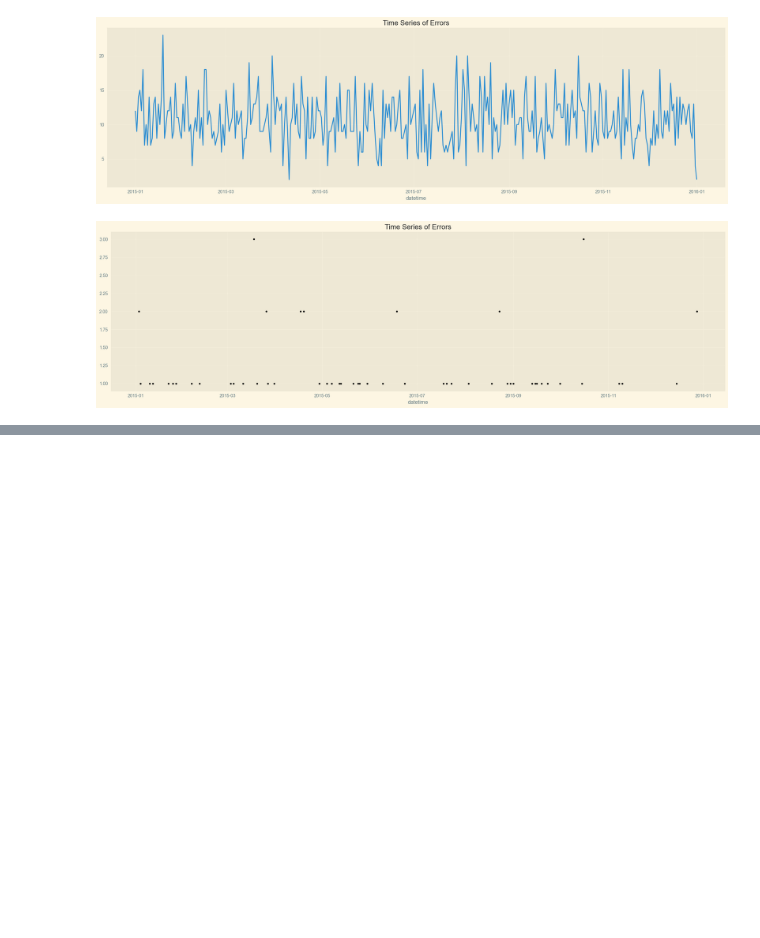
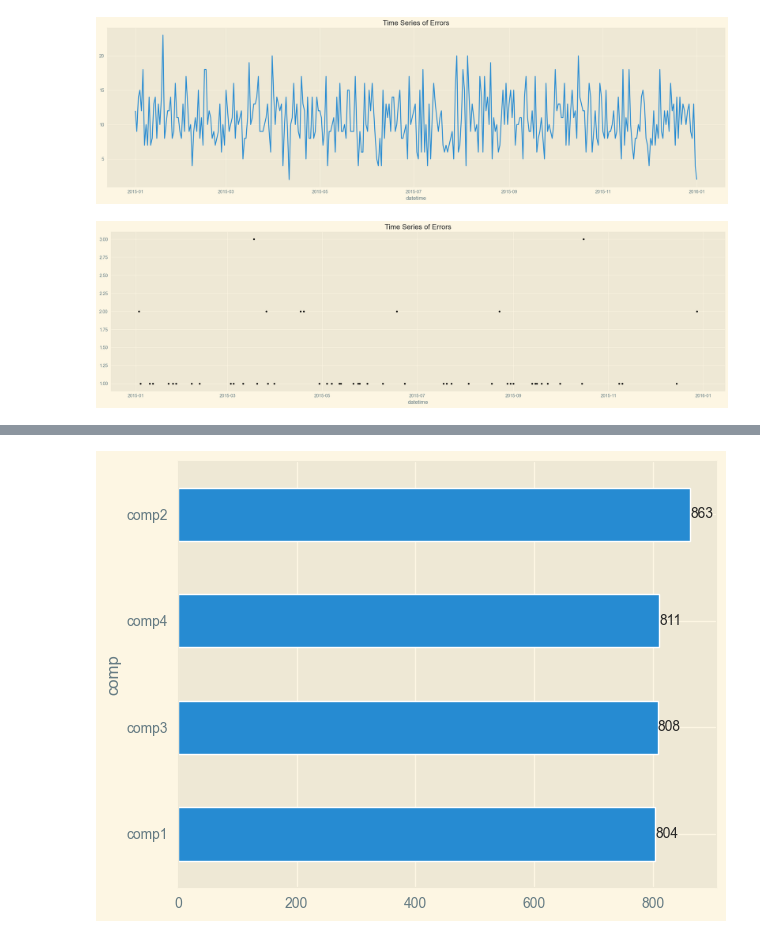
Before and after one commit to ZzzSun-ks/Kaggle, a Jupyter notebook: Microsoft_Predictive_Maintenance/summary.ipynb, the cells around one changed output, grey strips where cells are left out. Saved outputs shown, nothing was run; the diff lists cells and outputs as text; code cells hidden in the pictures; blank space fills up the shorter version.

```diff
--- a/Microsoft_Predictive_Maintenance/summary.ipynb
+++ b/Microsoft_Predictive_Maintenance/summary.ipynb
@@ -334,0 +394,7 @@ plt.show()
+# %%
+ax = maint_df['comp'].value_counts().sort_values().plot(kind='barh')
+ax.bar_label(ax.containers[0], label_type='edge')
+plt.tight_layout()
+plt.show()
+# %% [output]
+[figure, added]
```
Also changed, not shown: parts of 18 cells of this notebook.
